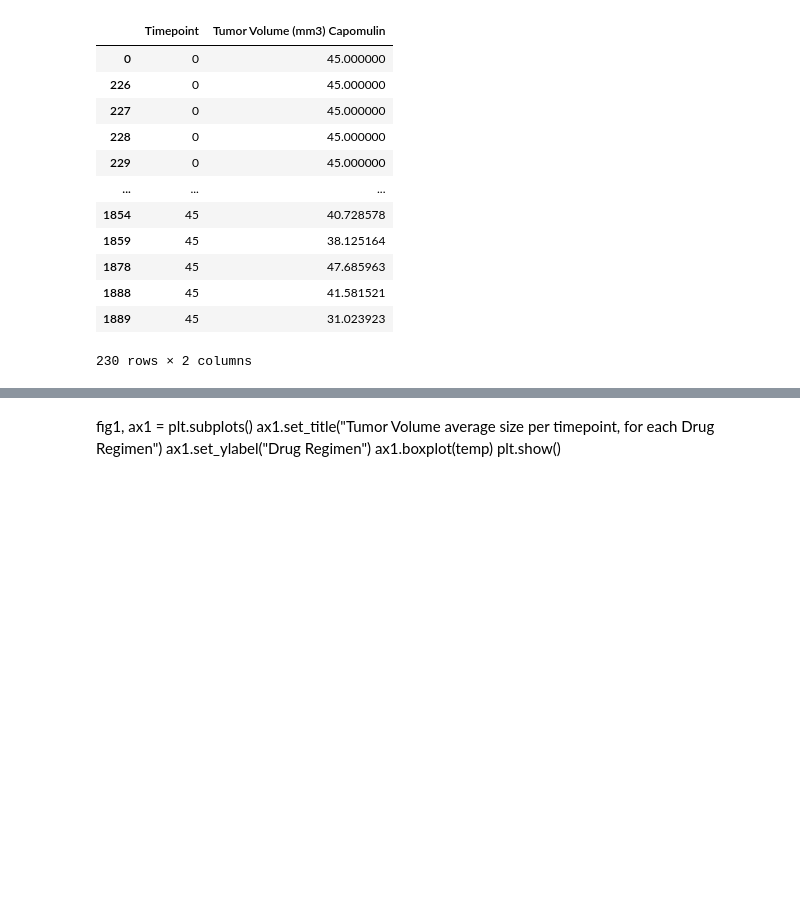
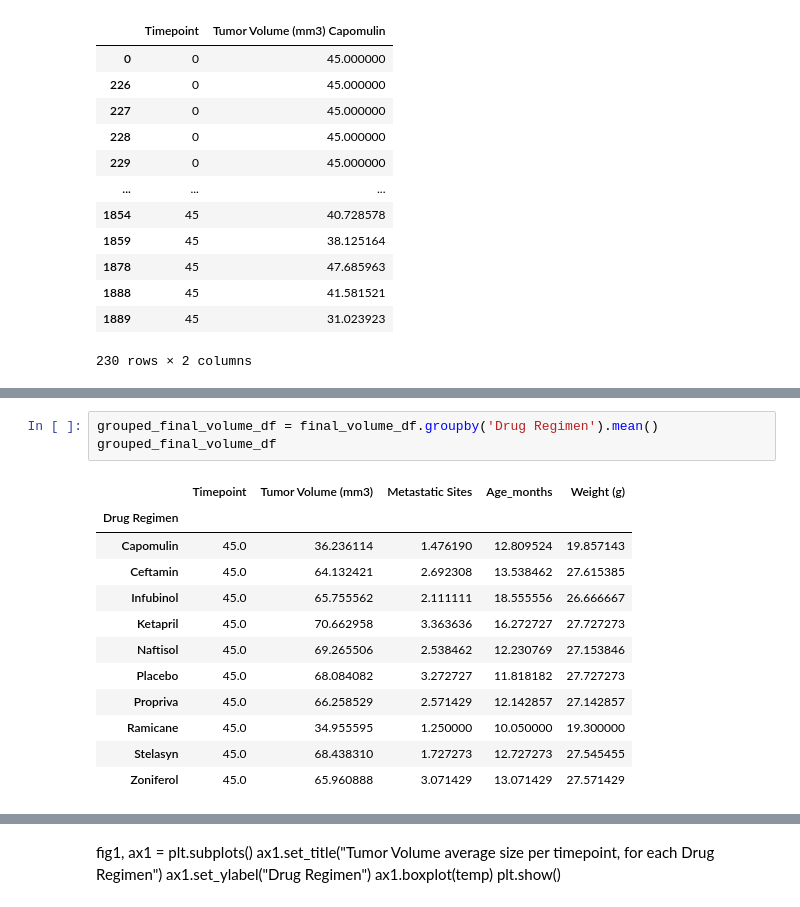
Before and after one commit to IrinaUX/MatPlotLib_hw, a Jupyter notebook: pymaceuticals_starter-Copy6_Statisctics.ipynb, the cells around one changed output, grey strips where cells are left out. Cells and saved outputs as stored; diff of their text form; blank space fills up the shorter version.

```diff
--- a/pymaceuticals_starter-Copy6_Statisctics.ipynb
+++ b/pymaceuticals_starter-Copy6_Statisctics.ipynb
@@ -383,0 +414,16 @@ for x in range(len(drug_list)):
+# %%
+grouped_final_volume_df = final_volume_df.groupby('Drug Regimen').mean()
+grouped_final_volume_df
+# %% [output]
+|  | Timepoint | Tumor Volume (mm3) | Metastatic Sites | Age_months | Weight (g) |
+| Drug Regimen |  |  |  |  |  |
+| Capomulin | 45.0 | 36.236114 | 1.476190 | 12.809524 | 19.857143 |
+| Ceftamin | 45.0 | 64.132421 | 2.692308 | 13.538462 | 27.615385 |
+| Infubinol | 45.0 | 65.755562 | 2.111111 | 18.555556 | 26.666667 |
+| Ketapril | 45.0 | 70.662958 | 3.363636 | 16.272727 | 27.727273 |
+| Naftisol | 45.0 | 69.265506 | 2.538462 | 12.230769 | 27.153846 |
+| Placebo | 45.0 | 68.084082 | 3.272727 | 11.818182 | 27.727273 |
+| Propriva | 45.0 | 66.258529 | 2.571429 | 12.142857 | 27.142857 |
+| Ramicane | 45.0 | 34.955595 | 1.250000 | 10.050000 | 19.300000 |
+| Stelasyn | 45.0 | 68.438310 | 1.727273 | 12.727273 | 27.545455 |
+| Zoniferol | 45.0 | 65.960888 | 3.071429 | 13.071429 | 27.571429 |
```
Also changed, not shown: parts of 12 cells of this notebook.
